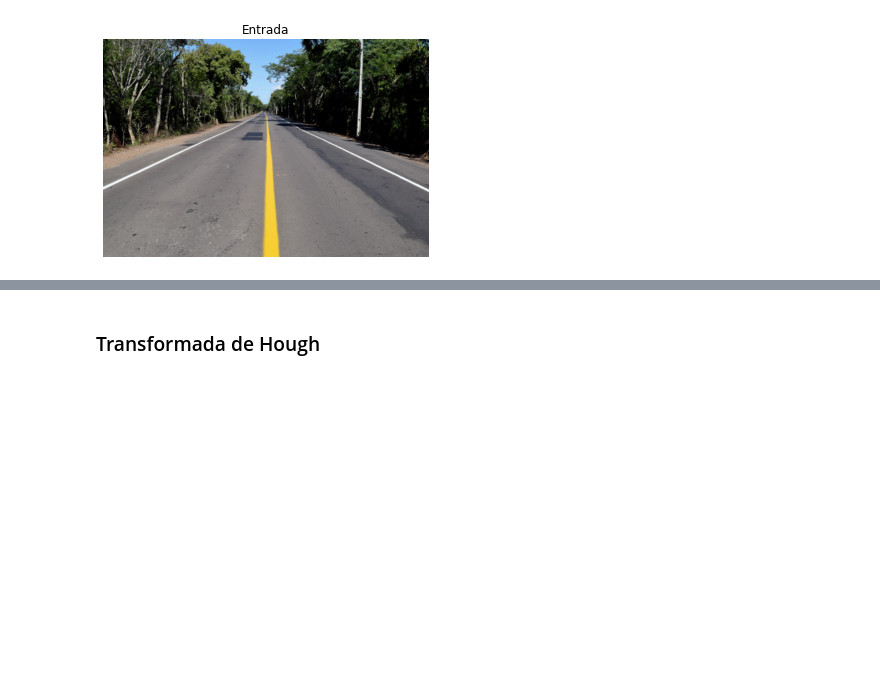
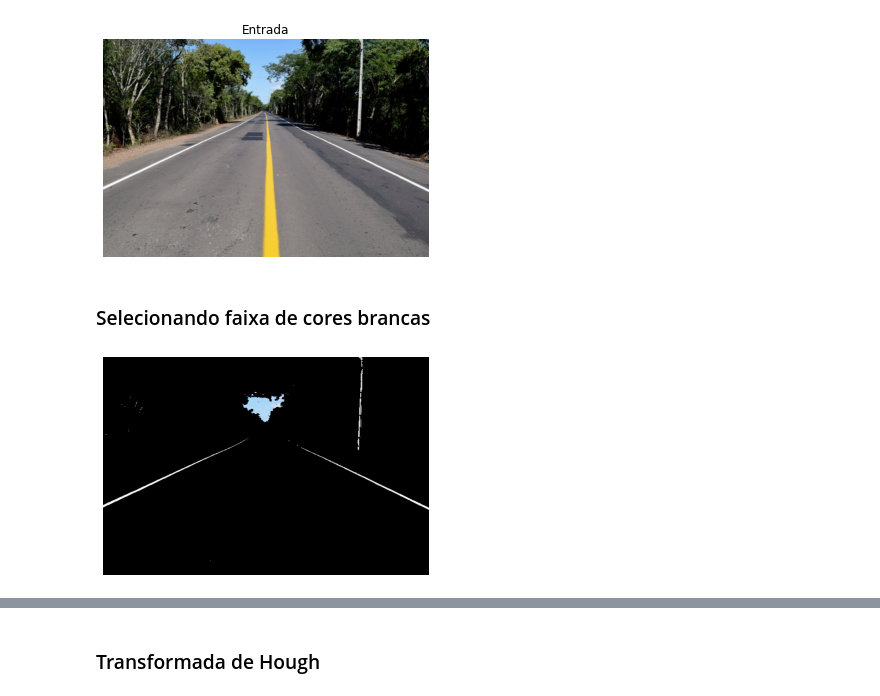
Before and after one commit to gabrielcbenedito/pdi, a Jupyter notebook: lista_2/lista_2.ipynb, the cells around one changed output, grey strips where cells are left out. Cells and saved outputs as stored; diff of their text form; code cells hidden in the pictures; blank space fills up the shorter version.

```diff
--- a/lista_2/lista_2.ipynb
+++ b/lista_2/lista_2.ipynb
@@ -229,9 +229,22 @@ Usando a transformada de Hough, encontre as linhas brancas nos limites da estrad
 img = image.imread('img/estrada.png')
 
 # remove alpha channel
-img = img[:,:,0:3]
+img = img[:,:,:3]
 
 # plot
 plot_img(img, 'Entrada')
 # %% [output]
 [figure]
+# %% [markdown]
+### Selecionando faixa de cores brancas
+# %%
+# non white mask
+color = np.array([1, 1, 1], dtype=img.dtype)
+radius = .4
+non_white_mask = np.linalg.norm(img - color, axis=2) > radius
+# apply op
+img_out = np.copy(img)
+img_out[non_white_mask] = 0
+plot_img(img_out)
+# %% [output]
+[figure, added]
```
Also changed, not shown: parts of 5 cells of this notebook.
